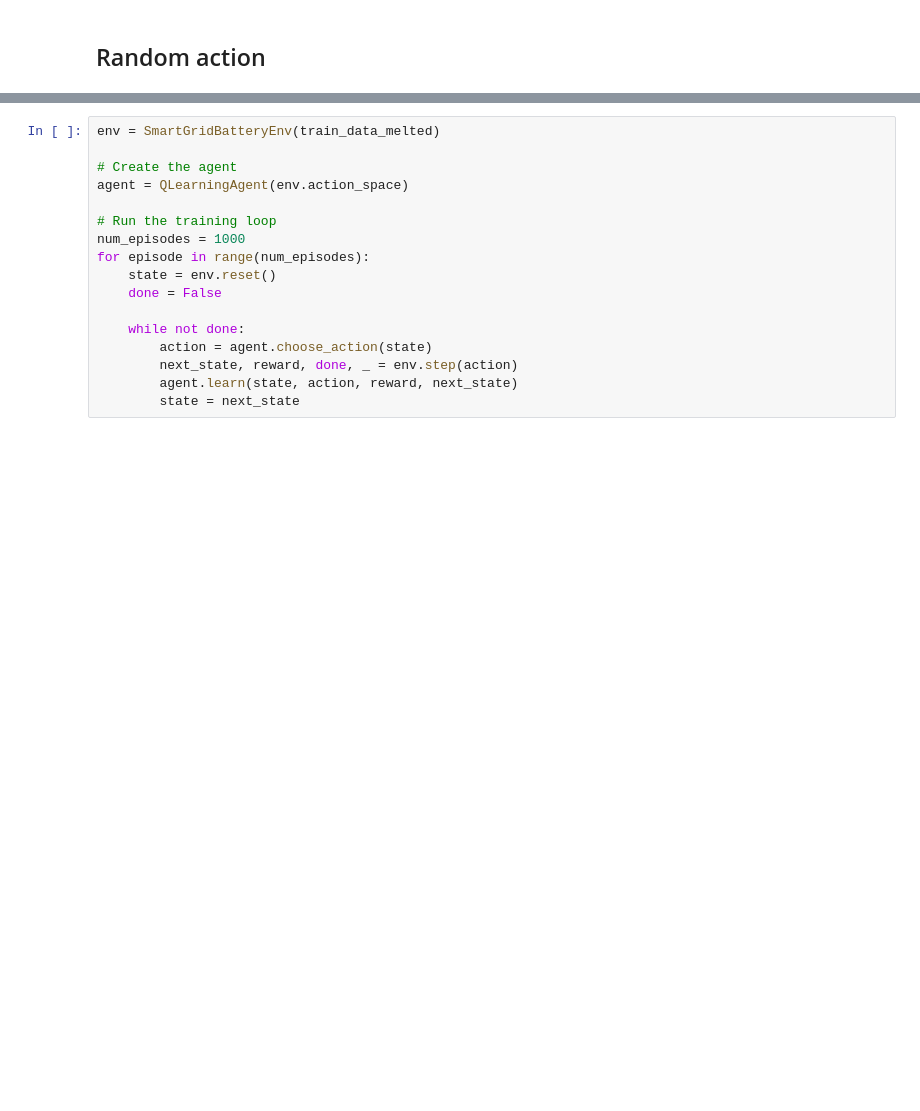
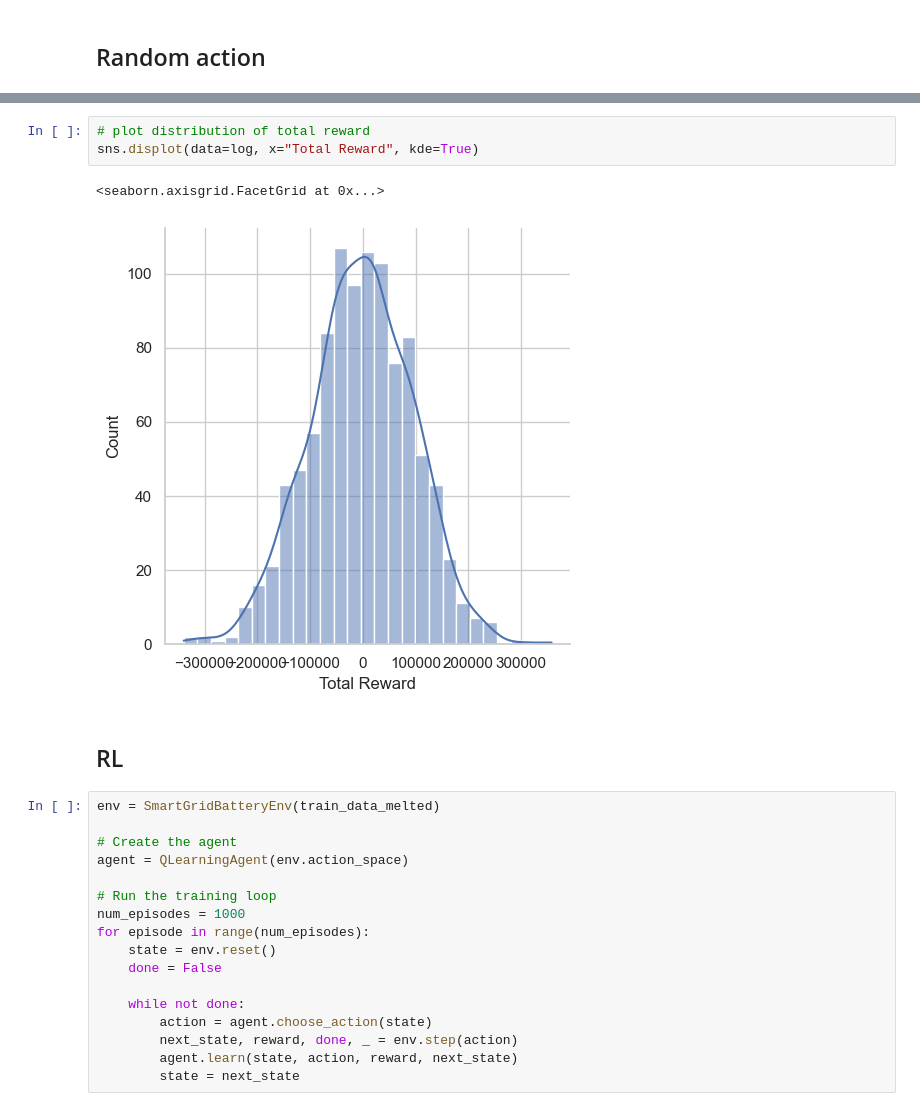
Before and after one commit to rnambaa/project-reinforcement-learning, a Jupyter notebook: main.ipynb, the cells around one changed output, grey strips where cells are left out. Drawn from its saved outputs; the diff is of its cells as text; blank space fills up the shorter version.

```diff
--- a/main.ipynb
+++ b/main.ipynb
@@ -81,3 +68,11 @@ sns.lineplot(data=log, x="Episode", y="Total Reward")
+# %%
+# plot distribution of total reward
+sns.displot(data=log, x="Total Reward", kde=True)
+# %% [output]
+<seaborn.axisgrid.FacetGrid at 0x...>
+[figure, added]
+# %% [markdown]
+## RL
 # %%
 env = SmartGridBatteryEnv(train_data_melted)
 
```
Also changed, not shown: parts of 3 cells of this notebook, 2 other files.
